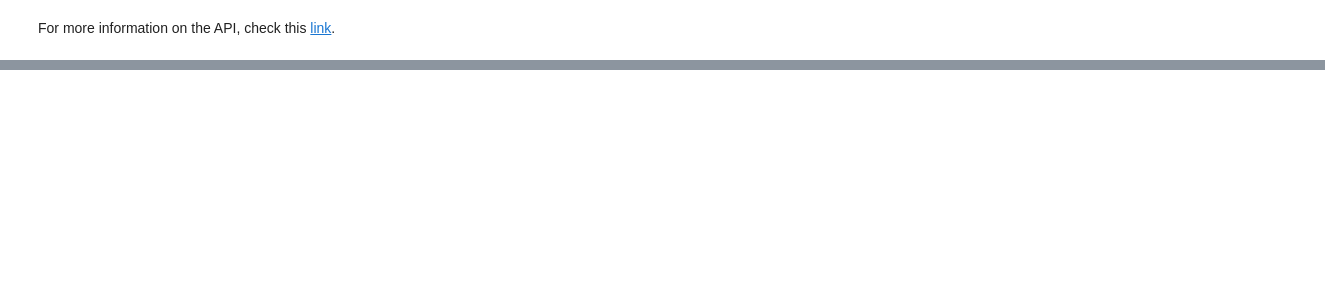
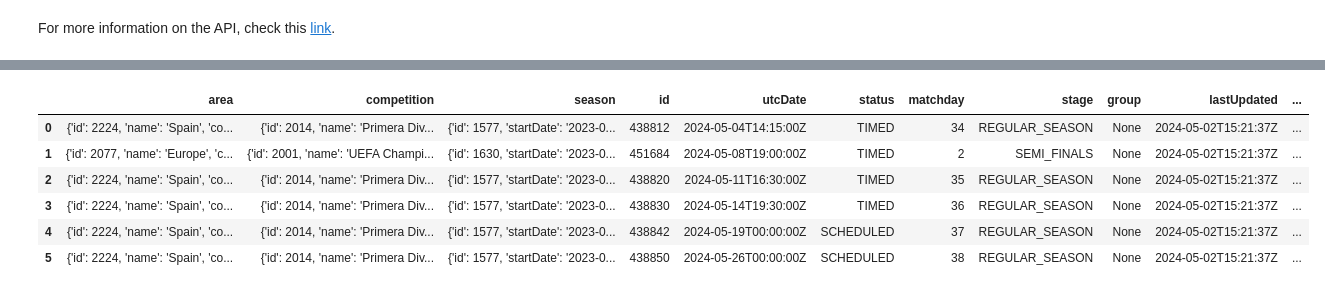
Before and after one commit to jacquesbilombe/Plustrategy, a Jupyter notebook: datafetcher.ipynb, the cells around one changed output, grey strips where cells are left out. Saved outputs shown, nothing was run; the diff lists cells and outputs as text; code cells hidden in the pictures; blank space fills up the shorter version.

```diff
--- a/datafetcher.ipynb
+++ b/datafetcher.ipynb
@@ -36,18 +39,8 @@ print(response.text)
 # %%
-# prompt: put reponse into a dataframe
-
-import pandas as pd
+# prompt: put response into a dataframe
 
 # Parse the JSON response
 data = response.json()
 
 # Extract the relevant data from the JSON
-competitions = data['competitions']
-competition_names = [competition['name'] for competition in competitions]
-competition_ids = [competition['id'] for competition in competitions]
-
-# Create a DataFrame
-df = pd.DataFrame({'Name': competition_names, 'ID': competition_ids})
-
-# Print the DataFrame
-print(df.to_string())
+summaries = data['summaries']
@@ -71,0 +87,34 @@ print(df.to_string())
+# %%
+import requests
+
+# Set up the request headers with your API token
+headers = {
+    'X-Auth-Token': '62da988175c44392a3360f0dfcacef88'
+}
+
+# Make the GET request
+response = requests.get('https://api.football-data.org/v4/teams/86/matches?status=SCHEDULED', headers=headers)
+
+# Check if the request was successful (status code 200)
+if response.status_code == 200:
+    # Parse the JSON response
+    data = response.json()
+
+    # Extract matches data
+    matches = data['matches']
+
+    # Create DataFrame
+    df = pd.DataFrame(matches)
+else:
+    # Print an error message if the request was unsuccessful
+    print(f"Error: {response.status_code}")
+# %%
+df
+# %% [output]
+|  | area | competition | season | id | utcDate | status | matchday | stage | group | lastUpdated | ... |
+| 0 | {'id': 2224, 'name': 'Spain', 'co... | {'id': 2014, 'name': 'Primera Div... | {'id': 1577, 'startDate': '2023-0... | 438812 | 2024-05-04T14:15:00Z | TIMED | 34 | REGULAR_SEASON | None | 2024-05-02T15:21:37Z | ... |
+| 1 | {'id': 2077, 'name': 'Europe', 'c... | {'id': 2001, 'name': 'UEFA Champi... | {'id': 1630, 'startDate': '2023-0... | 451684 | 2024-05-08T19:00:00Z | TIMED | 2 | SEMI_FINALS | None | 2024-05-02T15:21:37Z | ... |
+| 2 | {'id': 2224, 'name': 'Spain', 'co... | {'id': 2014, 'name': 'Primera Div... | {'id': 1577, 'startDate': '2023-0... | 438820 | 2024-05-11T16:30:00Z | TIMED | 35 | REGULAR_SEASON | None | 2024-05-02T15:21:37Z | ... |
+| 3 | {'id': 2224, 'name': 'Spain', 'co... | {'id': 2014, 'name': 'Primera Div... | {'id': 1577, 'startDate': '2023-0... | 438830 | 2024-05-14T19:30:00Z | TIMED | 36 | REGULAR_SEASON | None | 2024-05-02T15:21:37Z | ... |
+| 4 | {'id': 2224, 'name': 'Spain', 'co... | {'id': 2014, 'name': 'Primera Div... | {'id': 1577, 'startDate': '2023-0... | 438842 | 2024-05-19T00:00:00Z | SCHEDULED | 37 | REGULAR_SEASON | None | 2024-05-02T15:21:37Z | ... |
+| 5 | {'id': 2224, 'name': 'Spain', 'co... | {'id': 2014, 'name': 'Primera Div... | {'id': 1577, 'startDate': '2023-0... | 438850 | 2024-05-26T00:00:00Z | SCHEDULED | 38 | REGULAR_SEASON | None | 2024-05-02T15:21:37Z | ... |
```
Also changed, not shown: parts of 8 cells of this notebook.
